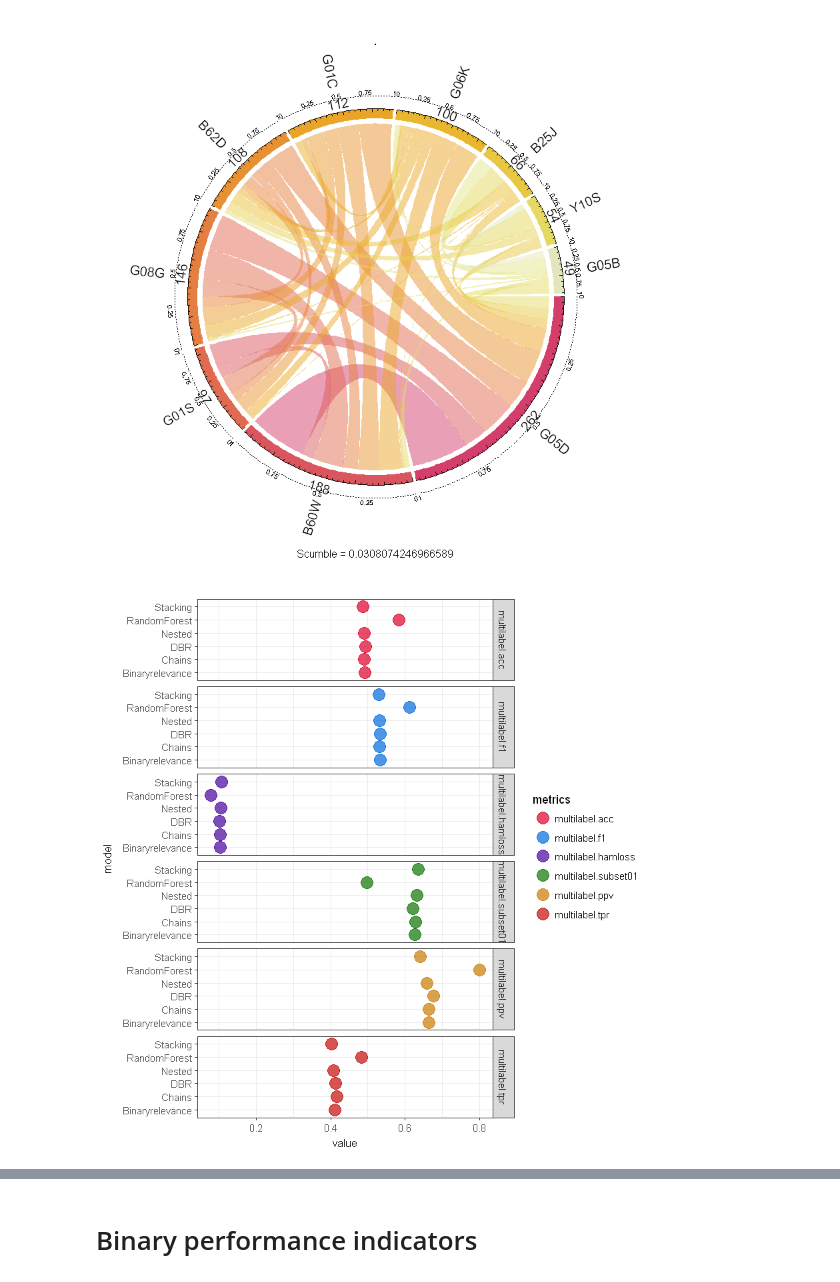
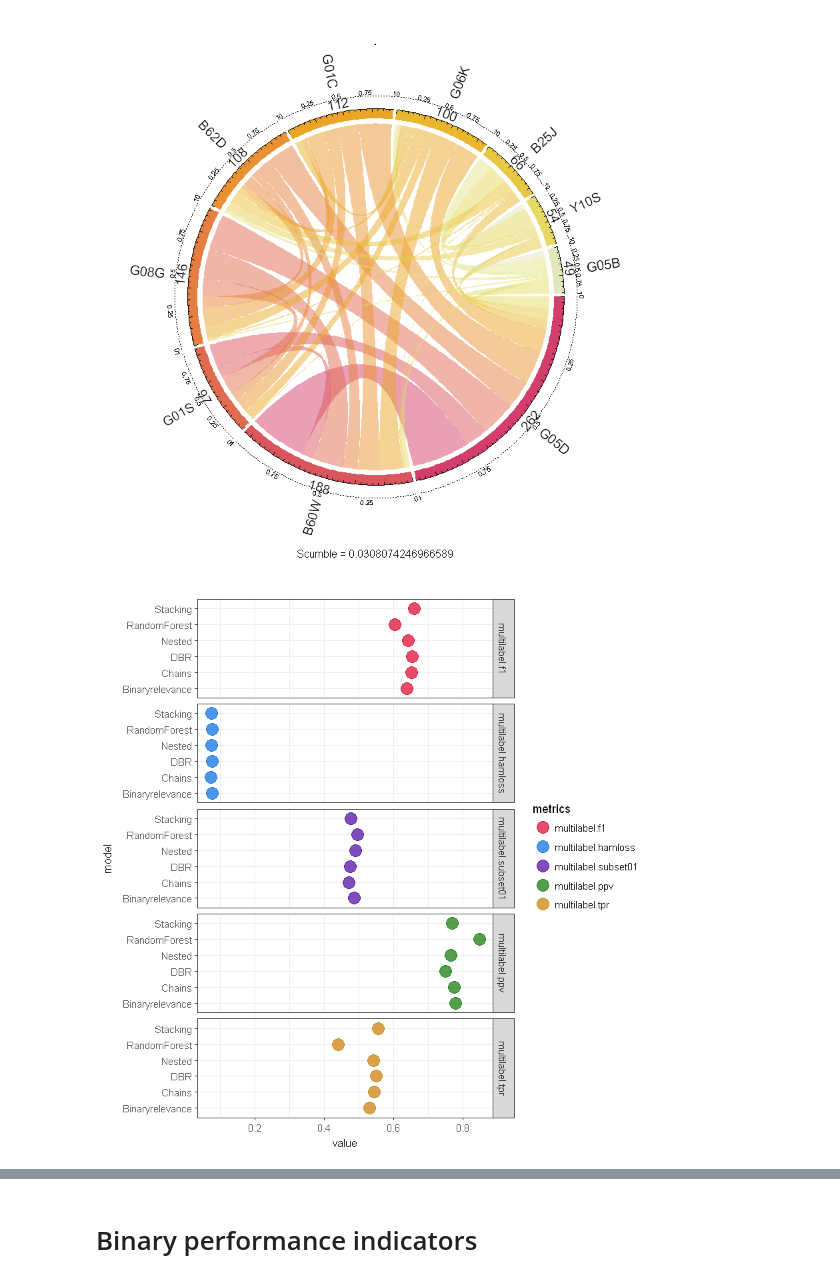
Before and after one commit to djavandeclercq/MultiLabelPatentClassification, a Jupyter notebook: Full_Capstone.ipynb, the cells around one changed output, grey strips where cells are left out. Cells and saved outputs as stored; diff of their text form; code cells hidden in the pictures.

```diff
--- a/Full_Capstone.ipynb
+++ b/Full_Capstone.ipynb
@@ -214,8 +223,10 @@ theme_set(my_theme())
 myfillcolors=c("#ff003f","#0094ff", "#ae00ff" , "#94ff00", "#ffc700","#fc1814")
 mycolors=c("#db0229","#026bdb","#48039e","#0d7502","#c97c02","#c40c09")
 # %%
-patents <- patents[, -c(1,12:323,354:355)]
-patents <- na.omit(patents)
+patents <- read.csv("PatentWithTopics.csv", na.string="NA")
+patents <- patents[, -c(1,12:296,323,354:355)]
+# patents <- patents[, -c(1,12:323,354:355)]
+# patents <- na.omit(patents)
 # %%
 #Convert target variables to logical. Necessary for mldr
 patents$G05D <- as.logical(patents$G05D)
@@ -260,7 +271,8 @@ test$dataset%>%mldr_from_dataframe(.,labelIndices=c(1:10))%>%plot(type="LC",., c
 lrn.rfsrc = makeLearner("multilabel.randomForestSRC",predict.type = "prob")
 # %%
+# Problem transformation method
 #Core learner
-lrn.core= makeLearner("classif.rpart", predict.type = "prob")
+lrn.core= makeLearner("classif.boosting", predict.type = "prob")
 # %%
 #5 Wrapped learners
 lrn.binrel=makeMultilabelBinaryRelevanceWrapper(lrn.core)
@@ -270,7 +282,7 @@ lrn.dbr= makeMultilabelDBRWrapper(lrn.core)
 lrn.stack=makeMultilabelStackingWrapper(lrn.core)
 # %%
 #Training 6 models on train subset
-mod.rf=train(lrn.rfsrc,multi.task,subset=train.set)
+# mod.rf=train(lrn.rfsrc,multi.task,subset=train.set)
 mod.binrel=mlr::train(lrn.binrel,multi.task,subset=train.set)
 mod.chain=mlr::train(lrn.chain,multi.task,subset=train.set)
 mod.nest=mlr::train(lrn.nest,multi.task,subset=train.set)
@@ -296,7 +317,7 @@ pred.stack=predict(mod.stack,newdata=test$dataset)
 # %%
 # Performance analysis
 
-measures=list(multilabel.acc,multilabel.f1,multilabel.hamloss,multilabel.subset01,multilabel.ppv,multilabel.tpr)
+measures=list(multilabel.f1,multilabel.hamloss,multilabel.subset01,multilabel.ppv,multilabel.tpr)
 
 p1=performance(pred.rf,measures)
 p2=performance(pred.binrel,measures)
@@ -312,9 +333,9 @@ plong=gather(performance,metrics,value,multilabel.acc:multilabel.tpr, factor_key
 # %%
-plong=gather(performance,metrics,value,multilabel.acc:multilabel.tpr, factor_key=TRUE)
+plong=gather(performance,metrics,value,multilabel.f1:multilabel.tpr, factor_key=TRUE)
 
 ggplot(plong)+geom_point(aes(x=model,y=value,color=metrics),size=5,alpha=0.7)+facet_grid(metrics~.)+coord_flip()+theme_bw()+scale_color_manual(values=mycolors)
 # %% [output]
-[figure, old version]
+[figure, new version]
 # %%
 ggplot(plong)+geom_tile(aes(x=model,y=metrics,fill=value),color="black")+geom_text(aes(x=model,y=metrics,label=round(value,3)),color="black")+scale_fill_distiller(palette = "Spectral")
 # %% [output]
```
Also changed, not shown: parts of 7 cells of this notebook.
